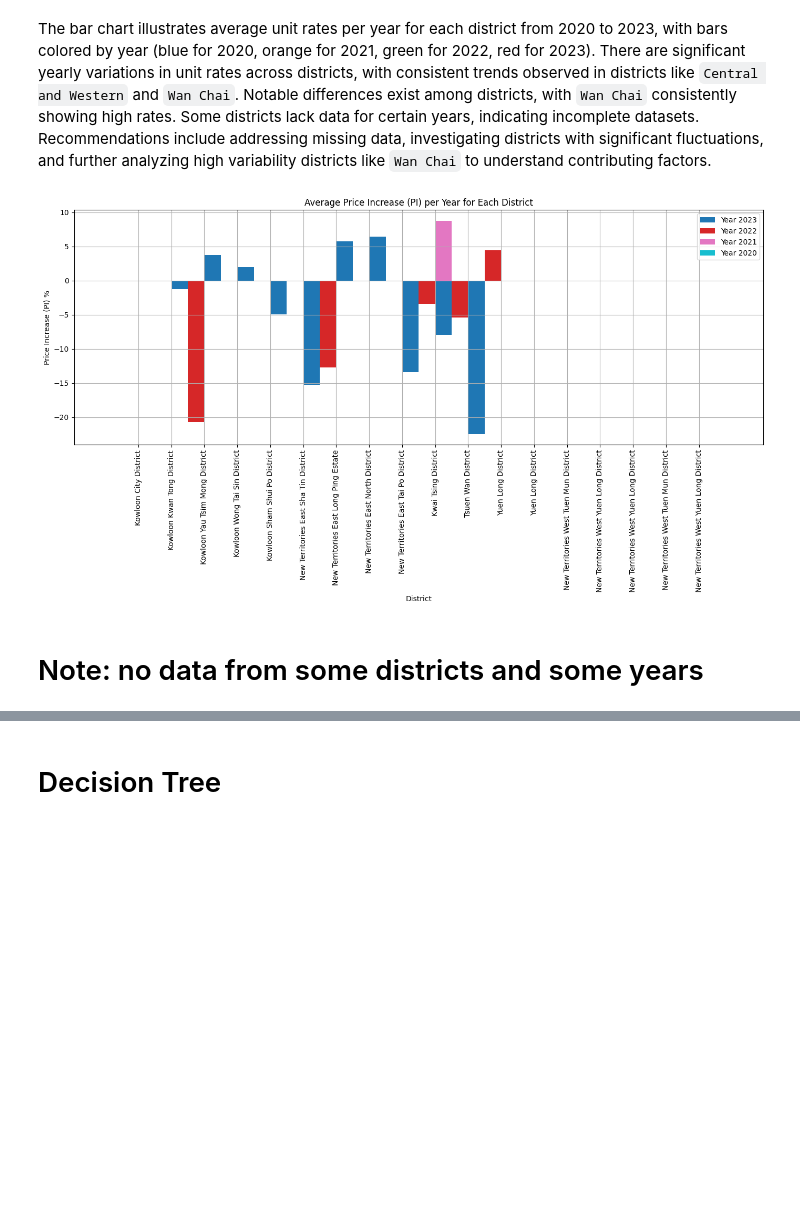
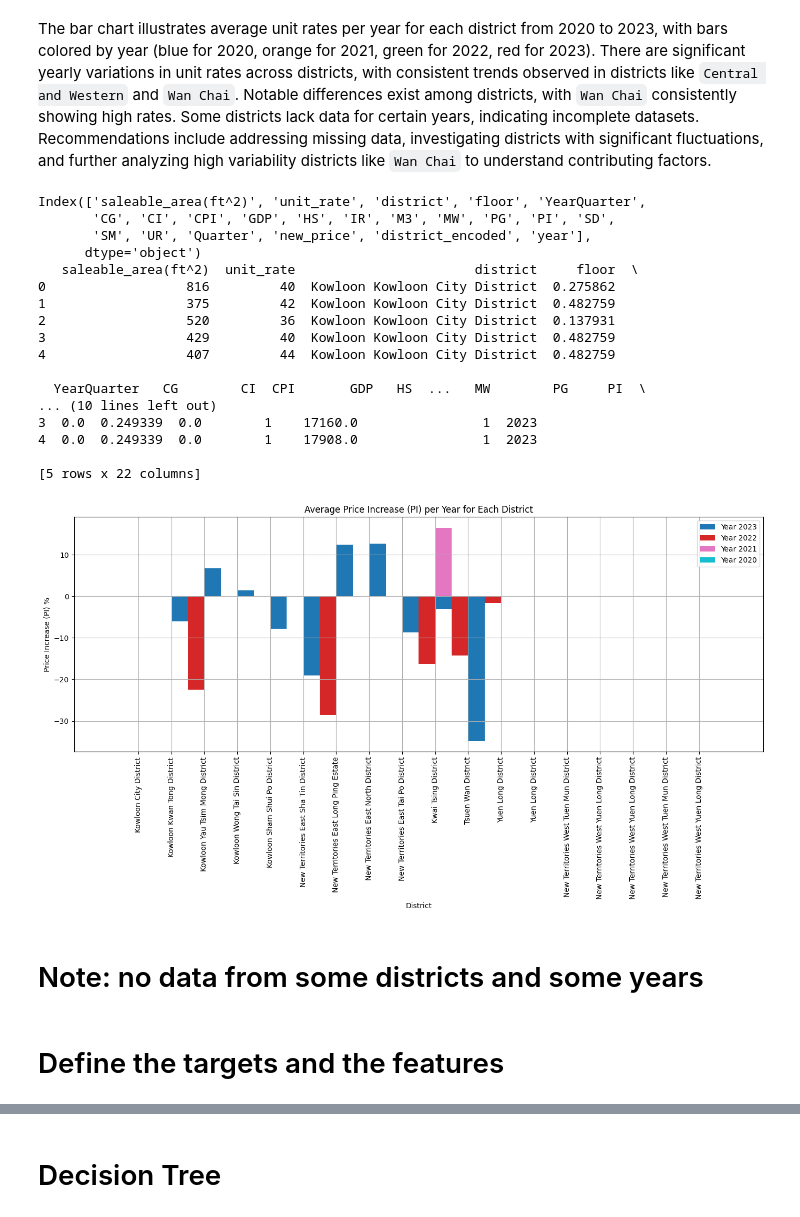
Before and after one commit to TimH2024/MSC-M5-Project, a Jupyter notebook: M5ver2.ipynb, the cells around one changed output, grey strips where cells are left out. Cells and saved outputs as stored; diff of their text form; code cells hidden in the pictures; blank space fills up the shorter version.

```diff
--- a/M5ver2.ipynb
+++ b/M5ver2.ipynb
@@ -467,6 +491,0 @@ Before Dropping 'price' Column:
-# %%
-# The exercise is about sales prices of properties and not rental prices so drop these from the dataset
-# The database contains both so need to drop/delete the rental data
-# Delete rental properties from the merged_dataset
-merged_dataset = merged_dataset[merged_dataset['Rental'] != True]
-print (merged_dataset)
@@ -518,8 +532,7 @@ print (merged_dataset)
 # %%
-# Using dataset merged_dataset dataset_dataset
-# Certain columns are not requred for ML and or are no applicable to pricing (based on research)
+# Dropping those columns are not requred for ML and or are no applicable to pricing (based on research)
 # Specify the columns to drop before
-columns_to_remove = ['Unnamed: 0', 'date', 'address', 'changes', 'Tower', 'Flat', 'Phase', 'Block', 'Rental', 'Public Housing', 'floor', 'LTV', 'SOLD']
+columns_to_remove = ['Unnamed: 0', 'date', 'address', 'changes', 'Tower', 'Flat', 'Phase', 'Block', 'Rental', 'Public Housing', 'LTV', 'SOLD']
 
 # Find the columns that actually exist in the dataset_datasetFrame
 columns_in_merged_dataset = merged_dataset.columns
@@ -534,6 +547,6 @@ print(merged_dataset.head())
 
 # Print the modified dataset_datasetFrame
 print("\nModified dataset_datasetFrame column info:")
-print(merged_dataset.info())
+merged_dataset.info()
 # %% [output]
 Modified dataset_datasetFrame head:
@@ -717,7 +850,7 @@ memory usage: 17.6+ MB
 from sklearn.preprocessing import MinMaxScaler
 
 # List of columns to normalize
-columns_to_normalize = ['CG', 'CI', 'CPI', 'GDP', 'HS', 'IR', 'M3', 'MW', 'PG', 'SD', 'SM', 'UR']
+columns_to_normalize = ['CG', 'CI', 'CPI', 'GDP', 'HS', 'IR', 'M3', 'MW', 'PG', 'SD', 'SM','UR', 'floor']
 
 # Initialize the MinMaxScaler
 scaler = MinMaxScaler()
@@ -961,9 +1052,26 @@ plt.show()
 # %% [markdown]
 The bar chart illustrates average unit rates per year for each district from 2020 to 2023, with bars colored by year (blue for 2020, orange for 2021, green for 2022, red for 2023). There are significant yearly variations in unit rates across districts, with consistent trends observed in districts like `Central and Western` and `Wan Chai`. Notable differences exist among districts, with `Wan Chai` consistently showing high rates. Some districts lack data for certain years, indicating incomplete datasets. Recommendations include addressing missing data, investigating districts with significant fluctuations, and further analyzing high variability districts like `Wan Chai` to understand contributing factors.
 # %%
+import pandas as pd
+import numpy as np
+import matplotlib.pyplot as plt
 
-#Extract the year from the 'YearQuarter' column
-merged_dataset['year'] = merged_dataset['YearQuarter'].str[:4].astype(int)
+# Assuming merged_dataset is already defined and cleaned
+# Check if 'YearQuarter' column exists
+column_names = merged_dataset.columns
+print(column_names)  # Print column names to verify 'YearQuarter'
+
+if 'YearQuarter' in column_names:
+    # Extract the year from the 'YearQuarter' column
+    merged_dataset['year'] = merged_dataset['YearQuarter'].str[:4].astype(int)
+else:
+    raise KeyError("The 'YearQuarter' column does not exist in merged_dataset")
+
+# Print the first few rows to verify 'year' column has been created
+print(merged_dataset.head())
+
+# Use `merged_dataset` as `cleaned_dataset` if it represents the cleaned version of your data
+cleaned_dataset = merged_dataset
 
 # Calculate the mean unit_rate for each district per year
 # Group by 'district_encoded', 'district', and 'year' and calculate the mean 'unit_rate'
@@ -997,7 +1105,7 @@ all_districts = pd.DataFrame({
 })
 
 # Create a DataFrame with all possible combinations of districts and years
-years = merged_dataset['year'].unique()
+years = cleaned_dataset['year'].unique()
 all_combinations = pd.MultiIndex.from_product([all_districts['district_encoded'], years], names=['district_encoded', 'year']).to_frame(index=False)
 all_district_year_combinations = pd.merge(all_combinations, all_districts, on='district_encoded')
 
@@ -1007,35 +1115,54 @@ final_table = pd.merge(all_district_year_combinations, average_unit_rate_per_yea
 # Fill NaN values in 'PI' with a placeholder value (e.g., 0 or 'N/A')
 final_table['PI'] = final_table['PI'].fillna(0)
 
-# Step 5: Plot the data as a bar graph
+# Plot the data as a bar graph
 plt.figure(figsize=(14, 8))
 
 # Generate a color map with distinct colors
 colors = plt.cm.get_cmap('tab10', len(years))
 
 # Increase the bar width
 bar_width = 0.5
 
 # Positions of the bars on the x-axis
 r = np.arange(len(all_districts))
 
 # Loop through each year and plot
 for i, year in enumerate(years):
     data_for_year = final_table[final_table['year'] == year]
     plt.bar(r + i * bar_width, data_for_year['PI'], width=bar_width, label=f'Year {year}', color=colors(i))
 
 # Set district names as x-ticks
 plt.xticks(ticks=r + bar_width * (len(years) - 1) / 2, labels=all_districts['district'], rotation=90)
 
 # Labels and title
 plt.xlabel('District')
 plt.ylabel('Price Increase (PI) %')
 plt.title('Average Price Increase (PI) per Year for Each District')
 plt.legend()
 plt.grid(True)
 plt.tight_layout()  # Adjust plot to fit labels
 plt.show()
 # %% [output]
+Index(['saleable_area(ft^2)', 'unit_rate', 'district', 'floor', 'YearQuarter',
+       'CG', 'CI', 'CPI', 'GDP', 'HS', 'IR', 'M3', 'MW', 'PG', 'PI', 'SD',
+       'SM', 'UR', 'Quarter', 'new_price', 'district_encoded', 'year'],
+      dtype='object')
+   saleable_area(ft^2)  unit_rate                       district     floor  \
+0                  816         40  Kowloon Kowloon City District  0.275862
+1                  375         42  Kowloon Kowloon City District  0.482759
+2                  520         36  Kowloon Kowloon City District  0.137931
+3                  429         40  Kowloon Kowloon City District  0.482759
+4                  407         44  Kowloon Kowloon City District  0.482759
+
+  YearQuarter   CG        CI  CPI       GDP   HS  ...   MW        PG     PI  \
+... (10 lines left out)
+3  0.0  0.249339  0.0        1    17160.0                1  2023
+4  0.0  0.249339  0.0        1    17908.0                1  2023
+
+[5 rows x 22 columns]
-[figure, old version]
+[figure, new version]
 # %% [markdown]
 # Note: no data from some districts and some years
+# %% [markdown]
+# Define the targets and the features
```
Also changed, not shown: parts of 85 cells of this notebook.
